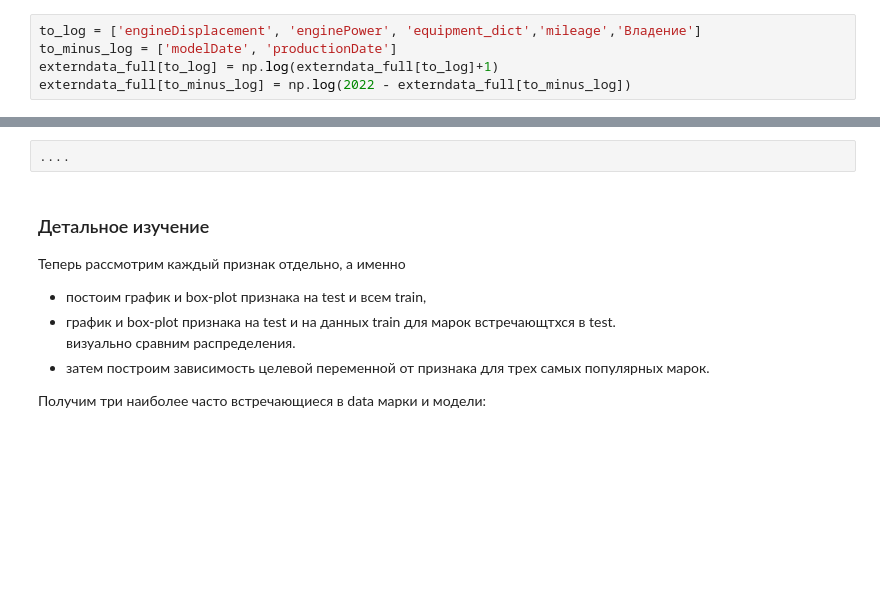
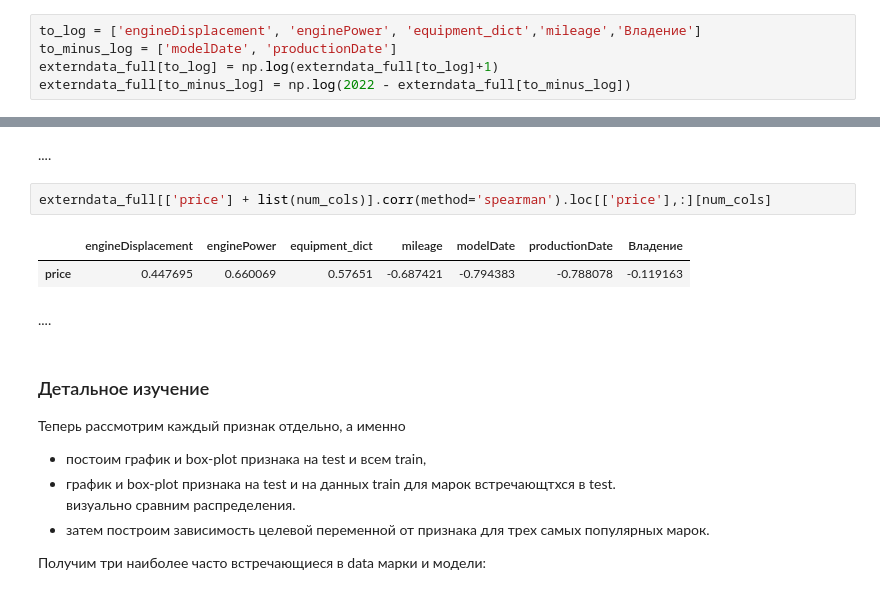
Before and after one commit to IvanovDmitryV/skillfactory_rds, a Jupyter notebook: Unit_7/Project_7_EDA0909.ipynb, the cells around one changed output, grey strips where cells are left out. Drawn from its saved outputs; the diff is of its cells as text; blank space fills up the shorter version.

```diff
--- a/Unit_7/Project_7_EDA0909.ipynb
+++ b/Unit_7/Project_7_EDA0909.ipynb
@@ -268,5 +279,12 @@ sns.pairplot(externdata_full[list(num_cols) + ['price']],
-# %%
-....
+# %% [markdown]
+....
+# %%
+externdata_full[['price'] + list(num_cols)].corr(method='spearman').loc[['price'],:][num_cols]
+# %% [output]
+|  | engineDisplacement | enginePower | equipment_dict | mileage | modelDate | productionDate | Владение |
+| price | 0.447695 | 0.660069 | 0.57651 | -0.687421 | -0.794383 | -0.788078 | -0.119163 |
+# %% [markdown]
+....
 # %% [markdown]
 ### Детальное изучение
 Теперь рассмотрим каждый признак отдельно, а именно
```
Also changed, not shown: parts of 10 cells of this notebook.
